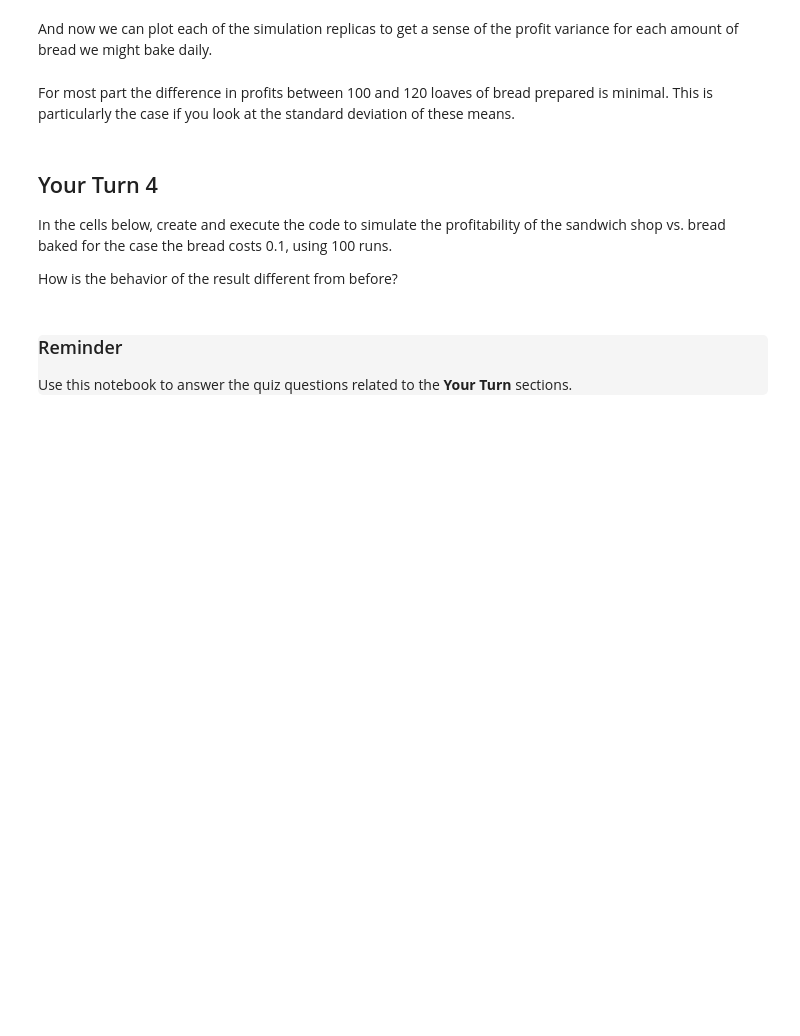
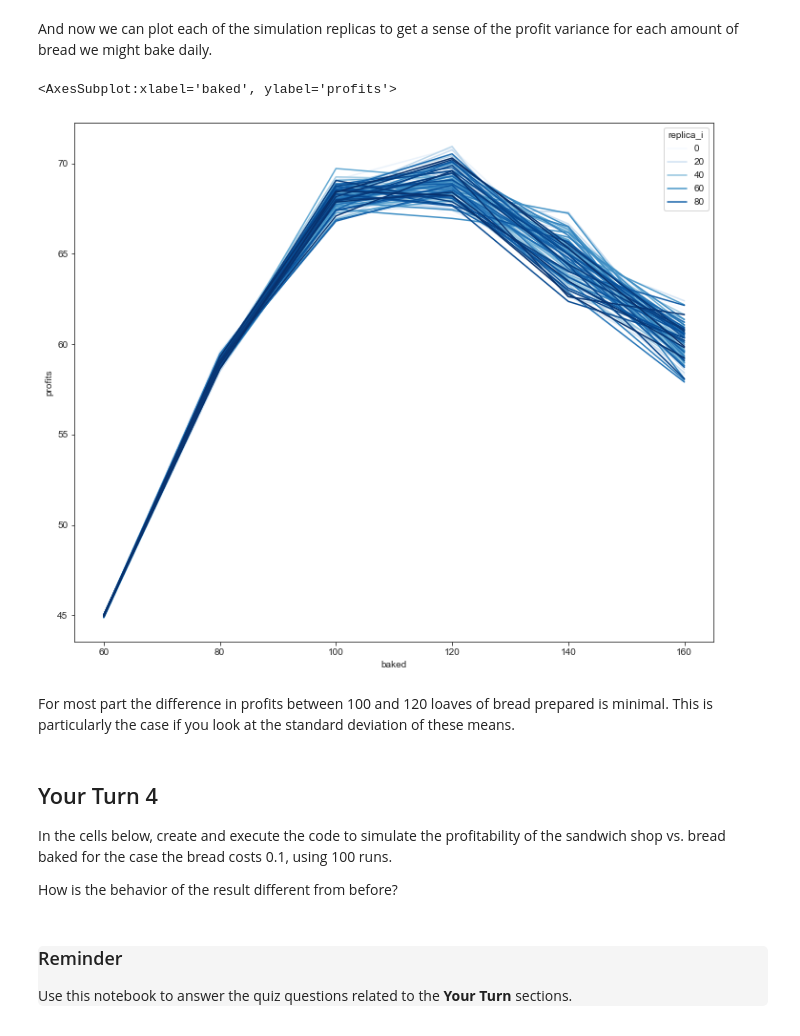
Before and after one commit to anajaved/UW_Data_Science_Cert, a Jupyter notebook: L03-4-Simulation.ipynb, the cells around one changed output. Cells and saved outputs as stored; diff of their text form; code cells hidden in the pictures; blank space fills up the shorter version.

```diff
--- a/L03-4-Simulation.ipynb
+++ b/L03-4-Simulation.ipynb
@@ -309,5 +365,5 @@ In the cell below, create and execute the code to examine the **chart of profit*
 # %%
 for n_bread in (120, 140, 160):
     plot_scenario(
-        sim_profit(???)) ## replace the ??? with the argument
+        sim_profit(n_bread)) ## replace the ??? with the argument
     pyplot.show()
@@ -359,10 +444,18 @@ replicas.groupby('baked').profits.std()
 # %% [markdown]
 And now we can plot each of the simulation replicas to get a sense of the profit variance for each amount of bread we might bake daily.
 # %%
+## What it was before:
+# pyplot.figure(figsize=(12, 10))
+# seaborn.tsplot(
+#     replicas, time='baked', unit='replica_i', value='profits',
+#     err_style='unit_traces')
+
 pyplot.figure(figsize=(12, 10))
-seaborn.tsplot(
-    replicas, time='baked', unit='replica_i', value='profits',
-    err_style='unit_traces')
+seaborn.lineplot( y= 'profits', x= 'baked',  palette = "Blues",
+                 hue='replica_i', data = replicas, err_style='band')
+# %% [output]
+<AxesSubplot:xlabel='baked', ylabel='profits'>
+[figure, added]
 # %% [markdown]
 For most part the difference in profits between 100 and 120 loaves of bread prepared is minimal. This is particularly the case if you look at the standard deviation of these means.
 # %% [markdown]
```
Also changed, not shown: parts of 14 cells of this notebook.
